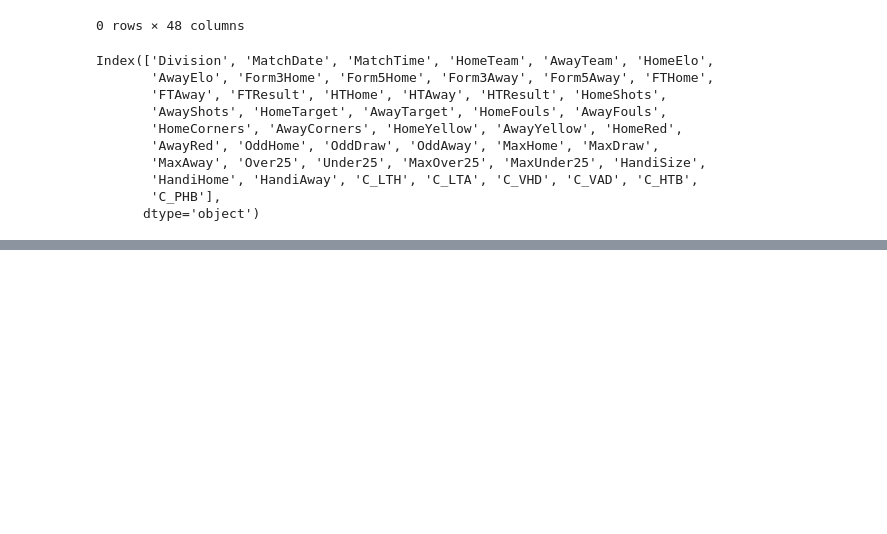
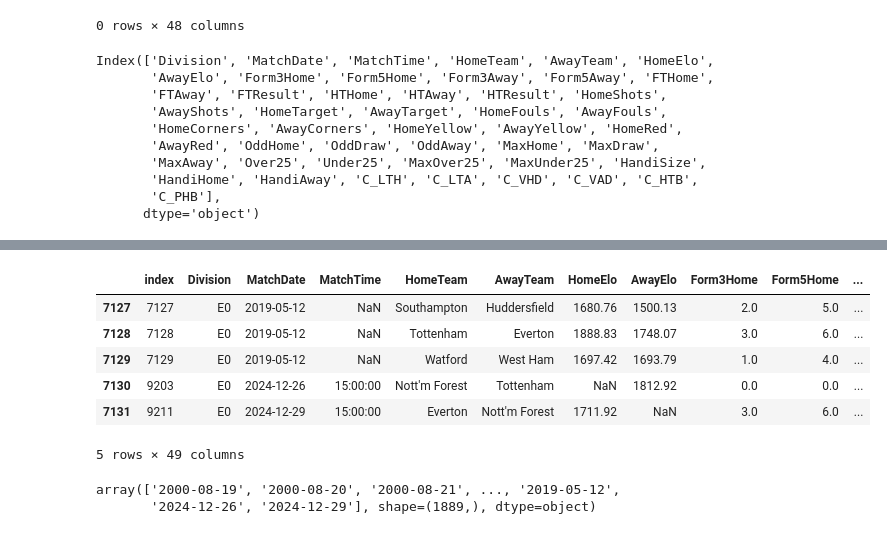
Before and after one commit to SerhatKaraman0/football-match-prediction, a Jupyter notebook: notebooks/research.ipynb, the cells around one changed output, grey strips where cells are left out. Drawn from its saved outputs; the diff is of its cells as text; code cells hidden in the pictures; blank space fills up the shorter version.

```diff
--- a/notebooks/research.ipynb
+++ b/notebooks/research.ipynb
@@ -157 +157,16 @@ Brentford             1
 Name: count, dtype: int64
+# %%
+df.tail()
+# %% [output]
+|  | index | Division | MatchDate | MatchTime | HomeTeam | AwayTeam | HomeElo | AwayElo | Form3Home | Form5Home | ... |
+| 7127 | 7127 | E0 | 2019-05-12 | NaN | Southampton | Huddersfield | 1680.76 | 1500.13 | 2.0 | 5.0 | ... |
+| 7128 | 7128 | E0 | 2019-05-12 | NaN | Tottenham | Everton | 1888.83 | 1748.07 | 3.0 | 6.0 | ... |
+| 7129 | 7129 | E0 | 2019-05-12 | NaN | Watford | West Ham | 1697.42 | 1693.79 | 1.0 | 4.0 | ... |
+| 7130 | 9203 | E0 | 2024-12-26 | 15:00:00 | Nott'm Forest | Tottenham | NaN | 1812.92 | 0.0 | 0.0 | ... |
+| 7131 | 9211 | E0 | 2024-12-29 | 15:00:00 | Everton | Nott'm Forest | 1711.92 | NaN | 3.0 | 6.0 | ... |
+5 rows × 49 columns
+# %%
+df["MatchDate"].unique()
+# %% [output]
+array(['2000-08-19', '2000-08-20', '2000-08-21', ..., '2019-05-12',
+       '2024-12-26', '2024-12-29'], shape=(1889,), dtype=object)
```
Also changed, not shown: parts of 10 cells of this notebook, 3 other files.
